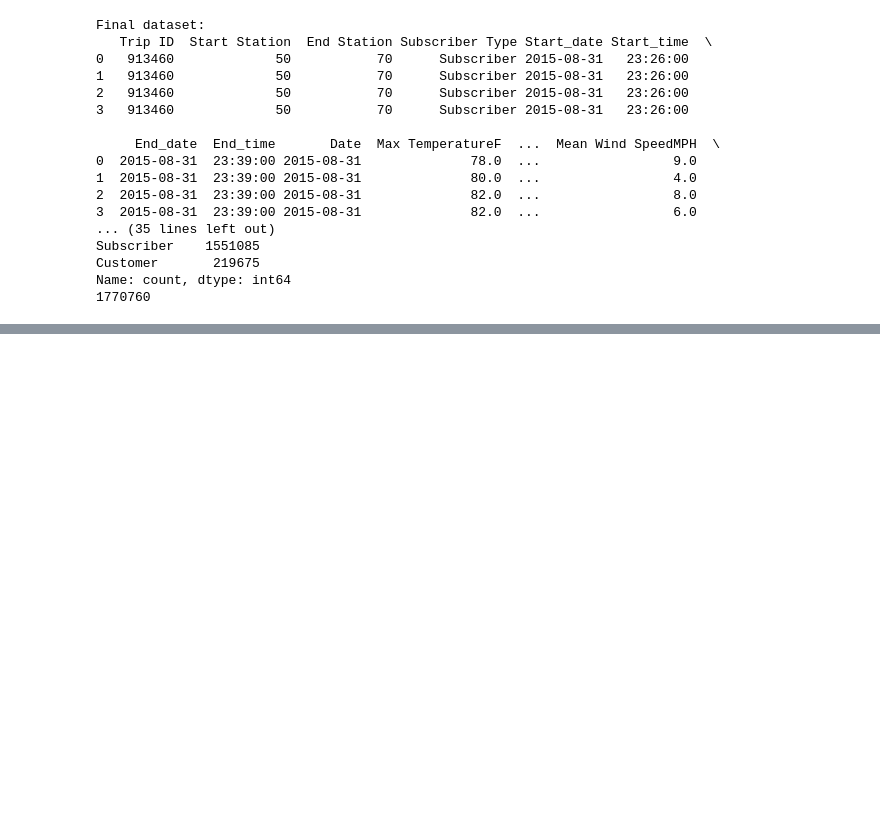
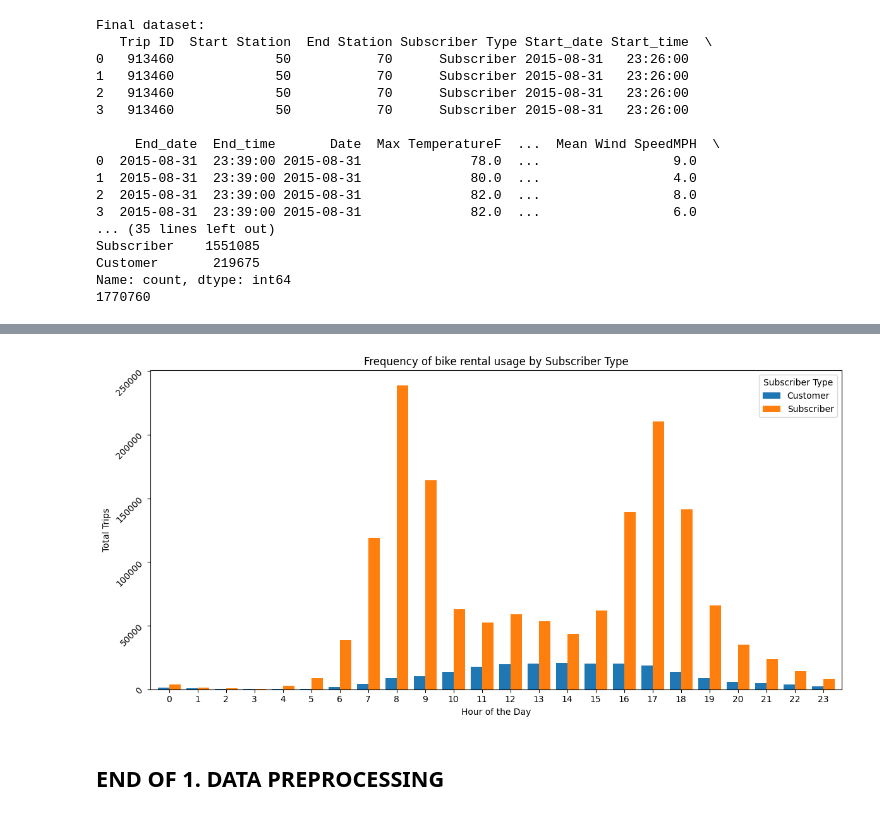
Before and after one commit to elisa-negrini/data-mining-project-, a Jupyter notebook: main.ipynb, the cells around one changed output, grey strips where cells are left out. Cells and saved outputs as stored; diff of their text form; code cells hidden in the pictures; blank space fills up the shorter version.

Commit message:
End preprocessing - step 1

```diff
--- a/main.ipynb
+++ b/main.ipynb
@@ -119,0 +127,6 @@ Name: count, dtype: int64
+# %%
+from pyspark.sql import SparkSession
+from pyspark.sql.functions import col, to_timestamp, to_date, date_format, when, count, desc
+
+# Initialize Spark session
+spark = SparkSession.builder.appName("BikeShare Data Preprocessing").getOrCreate()
@@ -119,0 +502,12 @@ Name: count, dtype: int64
+# %%
+from pyspark.sql.functions import hour
+
+# Extract hour from Start_time
+final_data = final_data.withColumn("Start_hour", hour(col("Start_time")))
+
+# Group by Subscriber Type and Start_hour
+peak_hours_by_user_type = final_data.groupBy("Subscriber Type", "Start_hour").count().withColumnRenamed("count", "Total Trips")
+
+# Show results
+print("Peak Hours by Subscriber Type:")
+peak_hours_by_user_type.orderBy("Subscriber Type", "Start_hour").show()
@@ -119,0 +532,28 @@ Name: count, dtype: int64
+# %%
+import matplotlib.pyplot as plt
+import pandas as pd
+
+# Convert the PySpark DataFrame to a Pandas DataFrame
+peak_hours_df = peak_hours_by_user_type.toPandas()
+
+# Pivot the data for visualization
+pivot_table = peak_hours_df.pivot(index="Start_hour", columns="Subscriber Type", values="Total Trips").fillna(0)
+
+# Plot a histogram
+pivot_table.plot(kind="bar", figsize=(12, 6), width=0.8)
+
+# Customize the plot
+plt.title("Frequency of bike rental usage by Subscriber Type")
+plt.xlabel("Hour of the Day")
+plt.ylabel("Total Trips")
+plt.xticks(rotation=0)
+plt.yticks(rotation=45)
+plt.legend(title="Subscriber Type")
+plt.tight_layout()
+
+# Show the plot
+plt.show()
+# %% [output]
+[figure, added]
+# %% [markdown]
+## END OF 1. DATA PREPROCESSING
```
Also changed, not shown: parts of 30 cells of this notebook.
